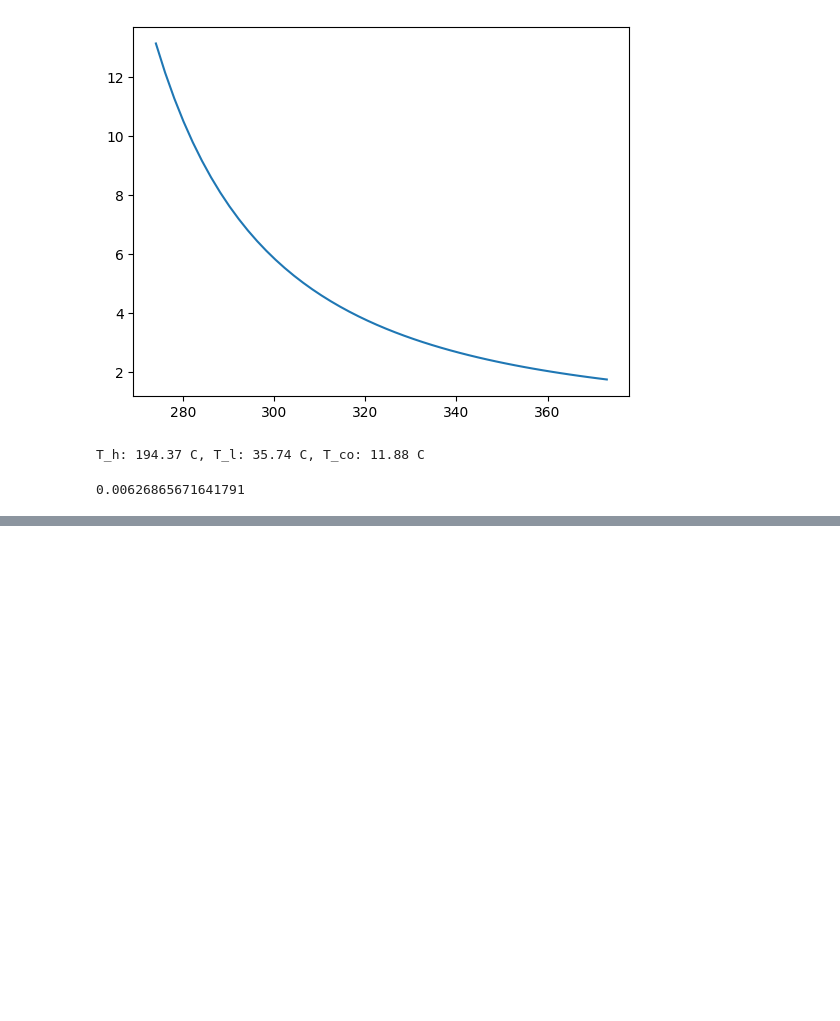
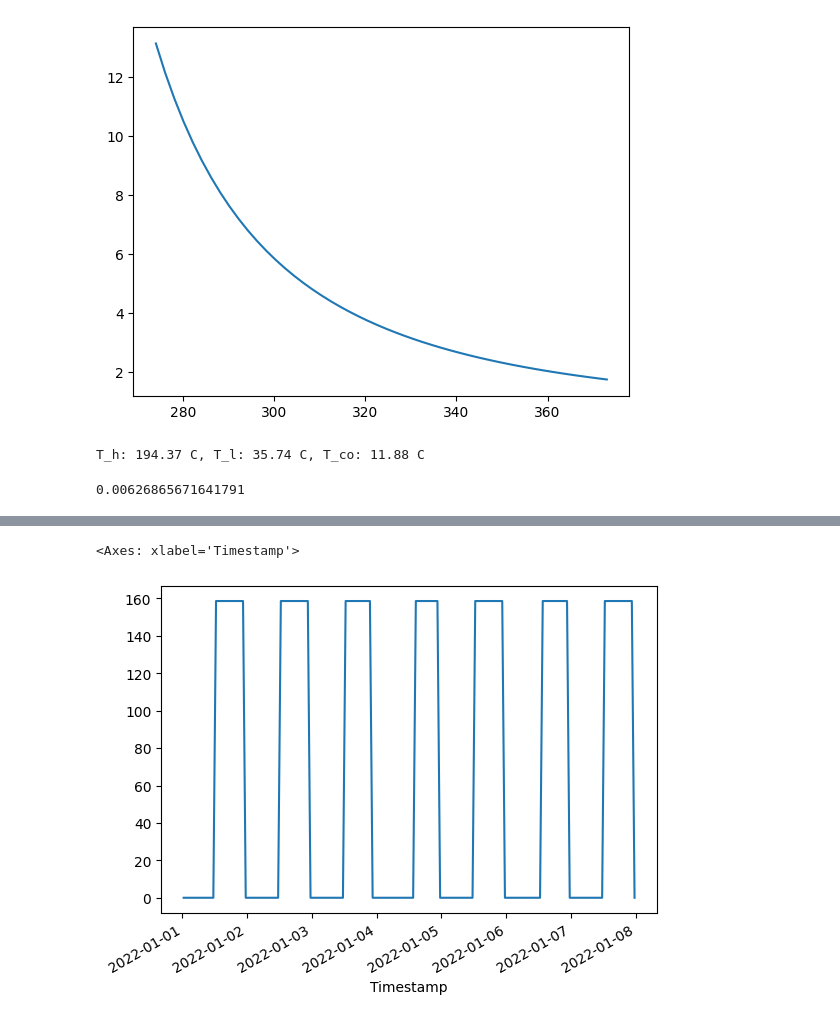
Before and after one commit to DrYogurt/EMAE-355-Team-1-Code, a Jupyter notebook: Project2/Project2.ipynb, the cells around one changed output, grey strips where cells are left out. Cells and saved outputs as stored; diff of their text form; code cells hidden in the pictures; blank space fills up the shorter version.

```diff
--- a/Project2/Project2.ipynb
+++ b/Project2/Project2.ipynb
@@ -123,0 +160,46 @@ np.pi * (1.5/2) / (30e-3*4)**2
+# %%
+# loop through the data
+t_diffs = []
+for i, row in df.iterrows():
+    if row['GHI'] < 0.1:
+        t_diffs.append(0)
+        continue
+    param_dict = {
+    "q_sun": row['GHI'] * solar_flux_ratio, # W/m^2
+    "T_inf": row['Temperature'] + 274.15,
+    "T_ci":284.,##294.261, # https://edis.ifas.ufl.edu/publication/CH182,
+    "h_air": 33.,
+    "epsilon": 1,
+    "sigma": 5.67e-8,
+    "k_module": 1.72,
+    "k_water": 0.6,
+    "thickness": 3.5e-3, # m
+    "D": 4 * (a*b)/(2*(a+b)), # hydraulic diameter of a rectangle
+    "v": 1.219 / 2, # https://extension.usu.edu/irrigation/research/accurate-irrigation-water-flow-pipes
+    "P": 413685.0,
+    }
+    eqns = make_optimizer_egns(**param_dict)
+    T_l_init = 0.5 * (param_dict['T_inf'] + param_dict['T_ci'])
+    # use scipy to solve the system of equations
+    if param_dict['T_inf'] - param_dict['T_ci'] < 5:
+        t_diffs.append(0)
+        continue
+    try:
+        t = op.least_squares(eqns,
+                            [param_dict['T_inf'], T_l_init, 275],
+                            bounds=([0, 0, 275],
+                                    [np.inf, np.inf, 373]))
+    except ValueError as e:
+        print("Error found with the following initial conditions:")
+        print(f"T_h: {param_dict['T_inf']:.2f} C, T_l: {T_l_init:.2f} C, T_co: {275:.2f} C")
+    t_diff = ts.x[0] - ts.x[1]
+    t_diffs.append(t_diff)
+
+# add the temperature difference to the dataframe
+df['Temperature Difference'] = t_diffs
+# %%
+# plot the first week of temperature differences
+df.loc['2022-01-01':'2022-01-07']['Temperature Difference'].plot()
+# %% [output]
+<Axes: xlabel='Timestamp'>
+[figure, added]
```
Also changed, not shown: parts of 7 cells of this notebook, 2 other files.
